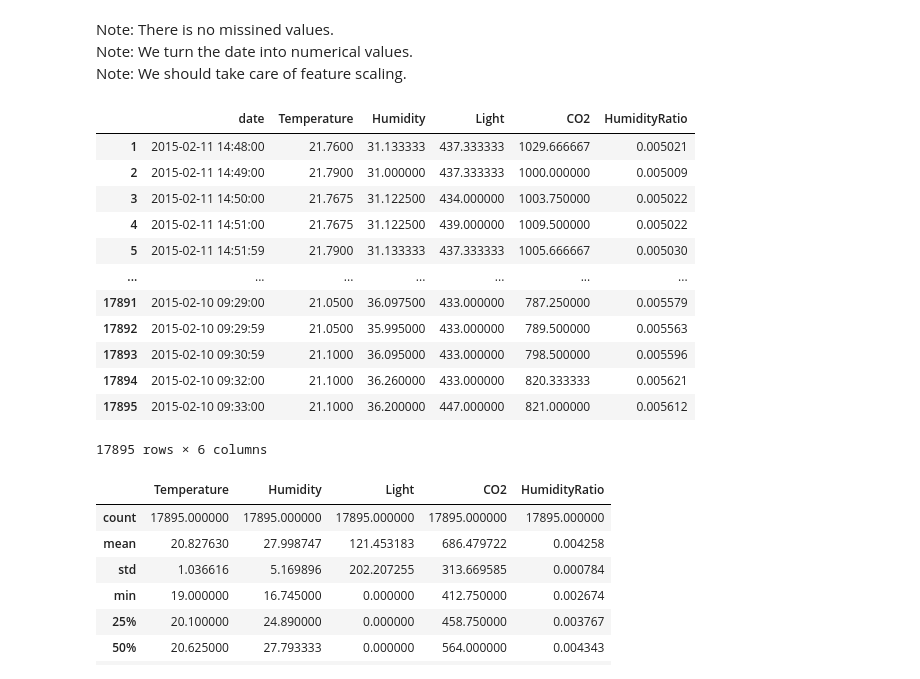
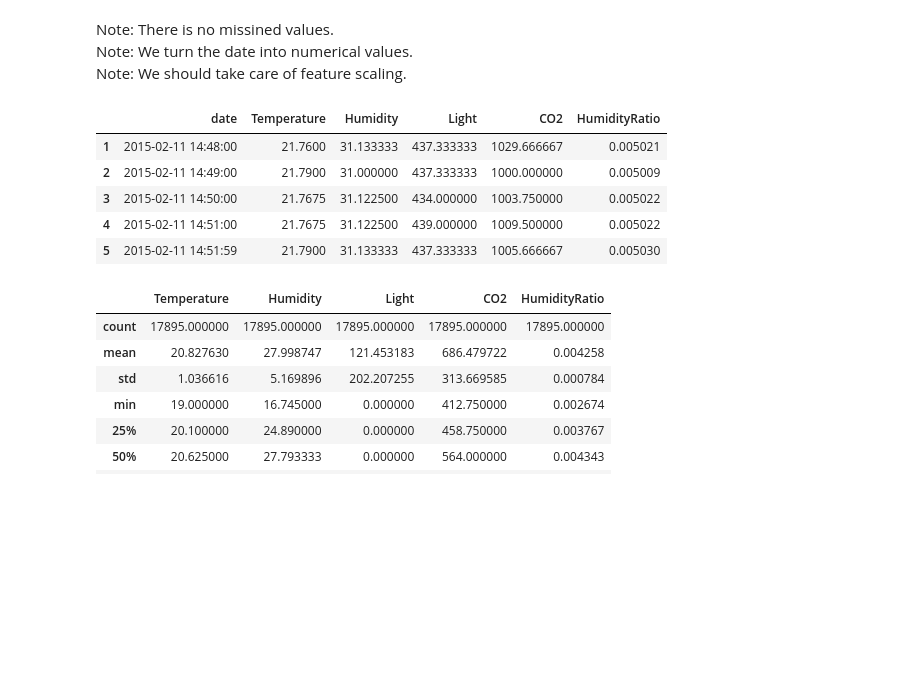
Before and after one commit to AmirVahedi18/occupancy-detection, a Jupyter notebook: Occupancy Detection.ipynb, the cells around one changed output. Saved outputs shown, nothing was run; the diff lists cells and outputs as text; code cells hidden in the pictures; blank space fills up the shorter version.

```diff
--- a/Occupancy Detection.ipynb
+++ b/Occupancy Detection.ipynb
@@ -68,21 +68,14 @@ Note: We turn the date into numerical values.\
 Note: We should take care of feature scaling.
 # %%
 # Train set head
-X_train
+X_train.head()
 # %% [output]
 |  | date | Temperature | Humidity | Light | CO2 | HumidityRatio |
 | 1 | 2015-02-11 14:48:00 | 21.7600 | 31.133333 | 437.333333 | 1029.666667 | 0.005021 |
 | 2 | 2015-02-11 14:49:00 | 21.7900 | 31.000000 | 437.333333 | 1000.000000 | 0.005009 |
 | 3 | 2015-02-11 14:50:00 | 21.7675 | 31.122500 | 434.000000 | 1003.750000 | 0.005022 |
 | 4 | 2015-02-11 14:51:00 | 21.7675 | 31.122500 | 439.000000 | 1009.500000 | 0.005022 |
 | 5 | 2015-02-11 14:51:59 | 21.7900 | 31.133333 | 437.333333 | 1005.666667 | 0.005030 |
-| ... | ... | ... | ... | ... | ... | ... |
-| 17891 | 2015-02-10 09:29:00 | 21.0500 | 36.097500 | 433.000000 | 787.250000 | 0.005579 |
-| 17892 | 2015-02-10 09:29:59 | 21.0500 | 35.995000 | 433.000000 | 789.500000 | 0.005563 |
-| 17893 | 2015-02-10 09:30:59 | 21.1000 | 36.095000 | 433.000000 | 798.500000 | 0.005596 |
-| 17894 | 2015-02-10 09:32:00 | 21.1000 | 36.260000 | 433.000000 | 820.333333 | 0.005621 |
-| 17895 | 2015-02-10 09:33:00 | 21.1000 | 36.200000 | 447.000000 | 821.000000 | 0.005612 |
-17895 rows × 6 columns
 # %%
 # Train set describe
 X_train.describe()
```
Also changed, not shown: 1 other file.
